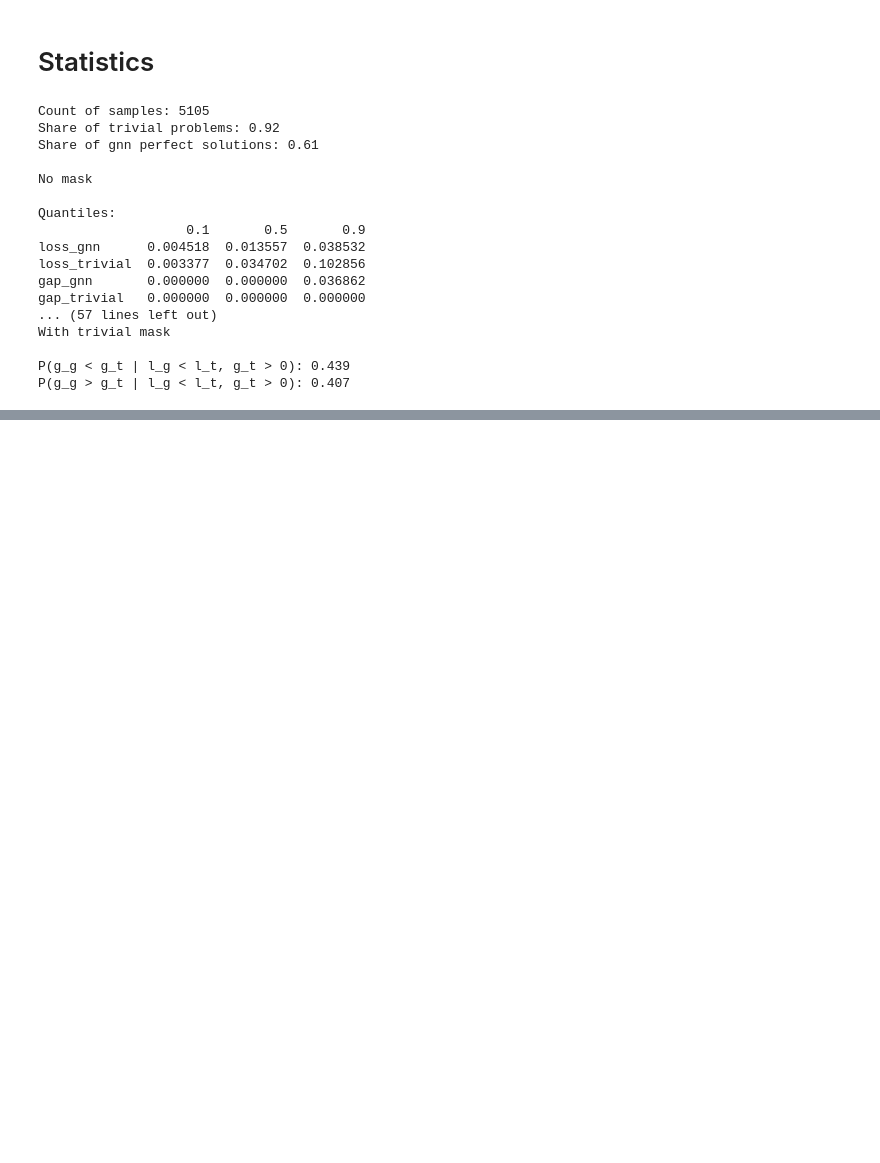
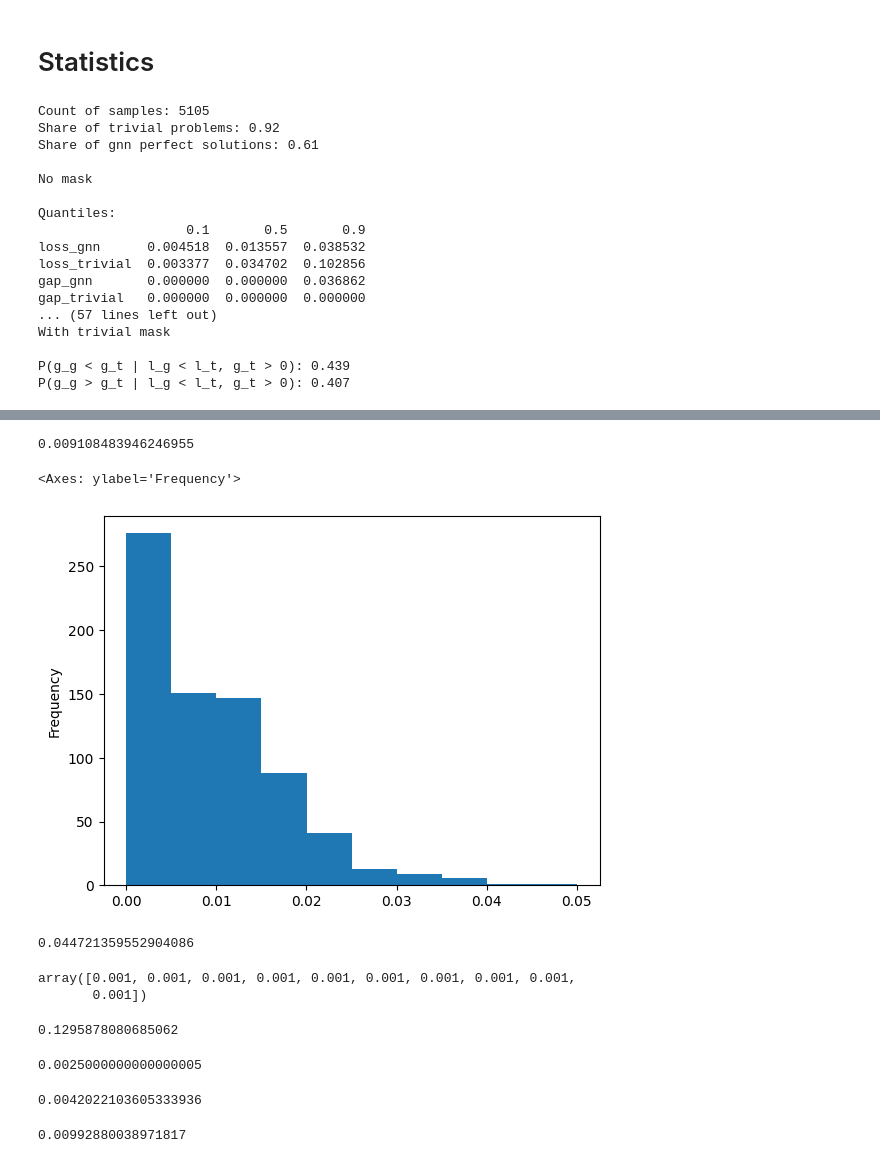
Before and after one commit to leevironty/thesis, a Jupyter notebook: latex/eval-plots.ipynb, the cells around one changed output, grey strips where cells are left out. Saved outputs shown, nothing was run; the diff lists cells and outputs as text; code cells hidden in the pictures; blank space fills up the shorter version.

```diff
--- a/latex/eval-plots.ipynb
+++ b/latex/eval-plots.ipynb
@@ -283,0 +320,9 @@ P(g_g > g_t | l_g < l_t, g_t > 0): 0.407
+# %%
+def opt_weight_squared_error(ws) -> float:
+    # print(ws)
+    # raise Exception
+    exploded = pd.DataFrame.from_records(ws.ravel())
+    scaling = exploded.max(axis=1)
+    exploded = exploded / scaling.values.reshape(-1, 1)
+    pred_w = exploded.mean(axis=0)
+    return ((exploded - pred_w) ** 2).values.mean()
@@ -283,0 +374,36 @@ P(g_g > g_t | l_g < l_t, g_t > 0): 0.407
+# %%
+mean_squared_losses = result.optimal_weights.groupby(by=result.filename.str[-31:-10]).agg(opt_weight_squared_error)
+# %%
+mean_squared_losses.mean()
+# %% [output]
+0.009108483946246955
+# %%
+mean_squared_losses.plot.hist()
+# %% [output]
+<Axes: ylabel='Frequency'>
+[figure, added]
+# %%
+np.linalg.norm(np.ones(20000000) * 1e-5)
+# %% [output]
+0.044721359552904086
+# %%
+np.ones(10) * 0.001
+# %% [output]
+array([0.001, 0.001, 0.001, 0.001, 0.001, 0.001, 0.001, 0.001, 0.001,
+       0.001])
+# %%
+0.016793 ** 0.5
+# %% [output]
+0.1295878080685062
+# %%
+0.05 ** 2
+# %% [output]
+0.0025000000000000005
+# %%
+result[~trivial_mask].optimal_weights.groupby(by=result.filename.str[-31:-10]).agg(opt_weight_squared_error).mean()
+# %% [output]
+0.0042022103605333936
+# %%
+result[trivial_mask].optimal_weights.groupby(by=result.filename.str[-31:-10]).agg(opt_weight_squared_error).mean()
+# %% [output]
+0.00992880038971817
```
Also changed, not shown: parts of 12 cells of this notebook, 13 other files.
